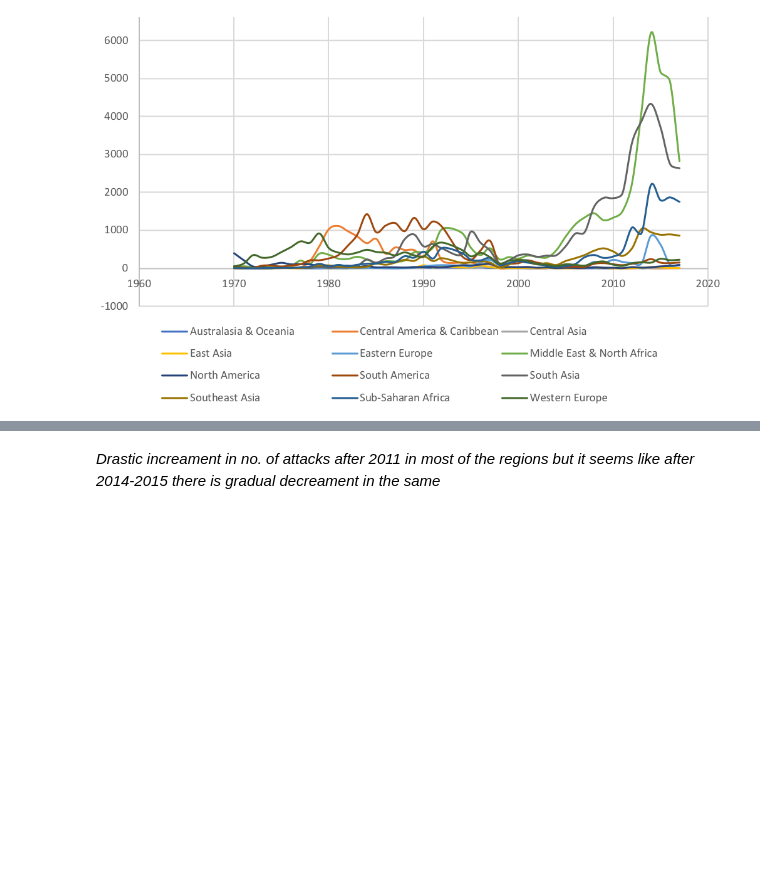
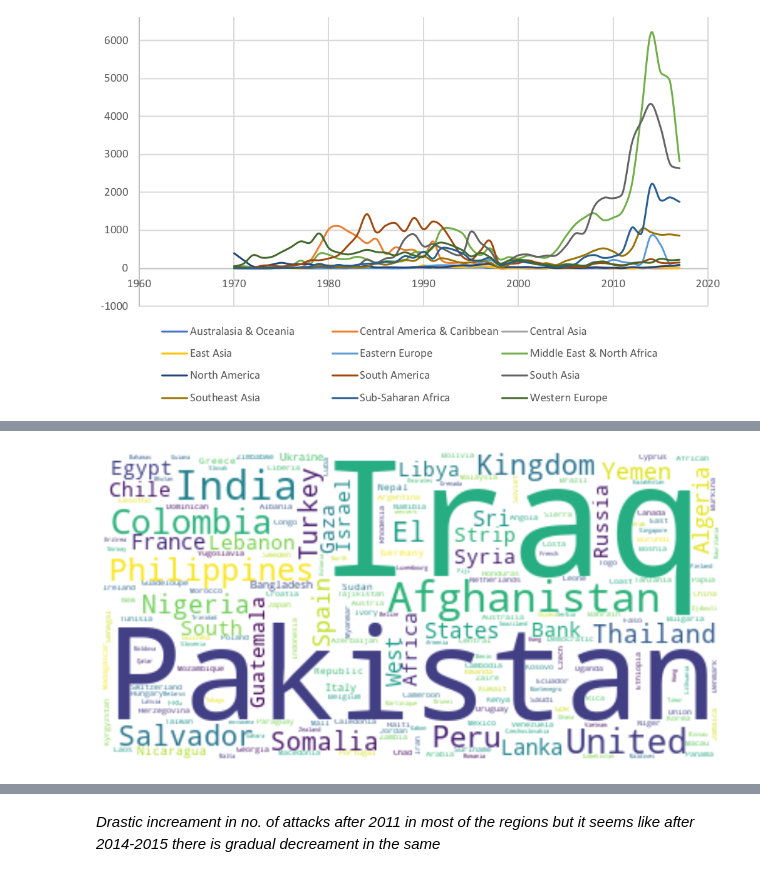
Before and after one commit to kiran9615/EDA-Global-Terrorism, a Jupyter notebook: EDA_on_Global_Terrorism.ipynb, the cells around one changed output, grey strips where cells are left out. Saved outputs shown, nothing was run; the diff lists cells and outputs as text; code cells hidden in the pictures; blank space fills up the shorter version.

```diff
--- a/EDA_on_Global_Terrorism.ipynb
+++ b/EDA_on_Global_Terrorism.ipynb
@@ -470,0 +580,14 @@ Image('/content/drive/MyDrive/Datascience/project-Images/Trend of attack across
+# %%
+#------------------------------------Block-33-------------------------------------
+
+#visualising most targeted countries
+plt.rcParams['figure.figsize']=(15,8)
+from wordcloud import WordCloud   #inporting WordCloud
+text = " ".join(cat for cat in updated_global_terrorism_df.Country)
+# Creating word_cloud with text as argument in .generate() method
+word_cloud = WordCloud(collocations = False, background_color = 'white').generate(text)
+plt.imshow(word_cloud, interpolation='bilinear')   # Display the generated Word Cloud
+plt.axis("off")
+plt.show()
+# %% [output]
+[figure, added]
```
Also changed, not shown: parts of 17 cells of this notebook.
